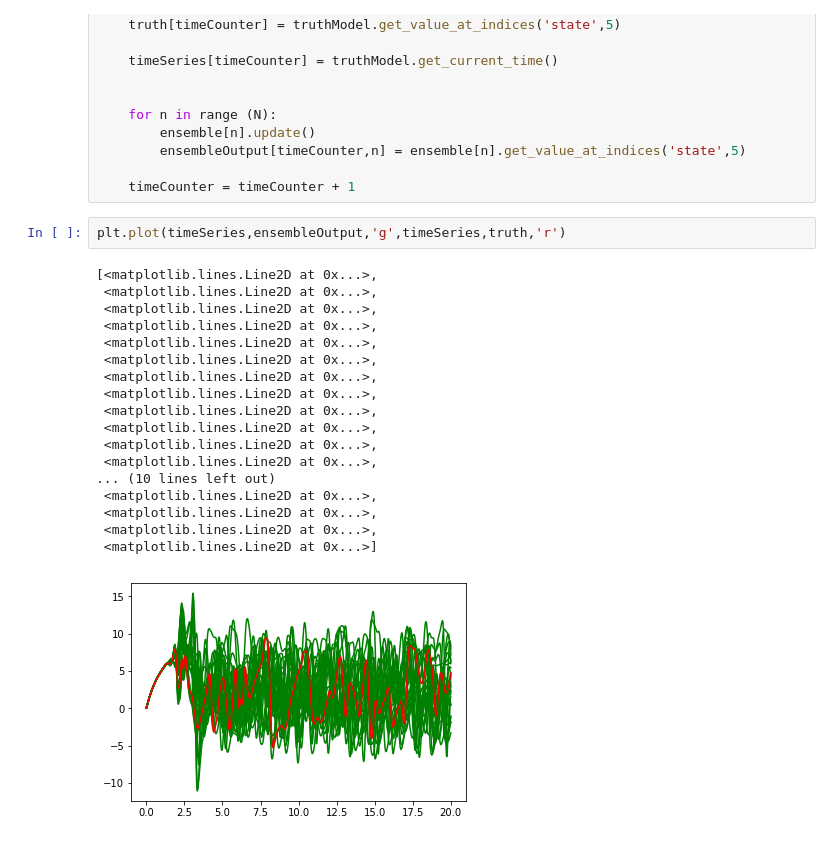
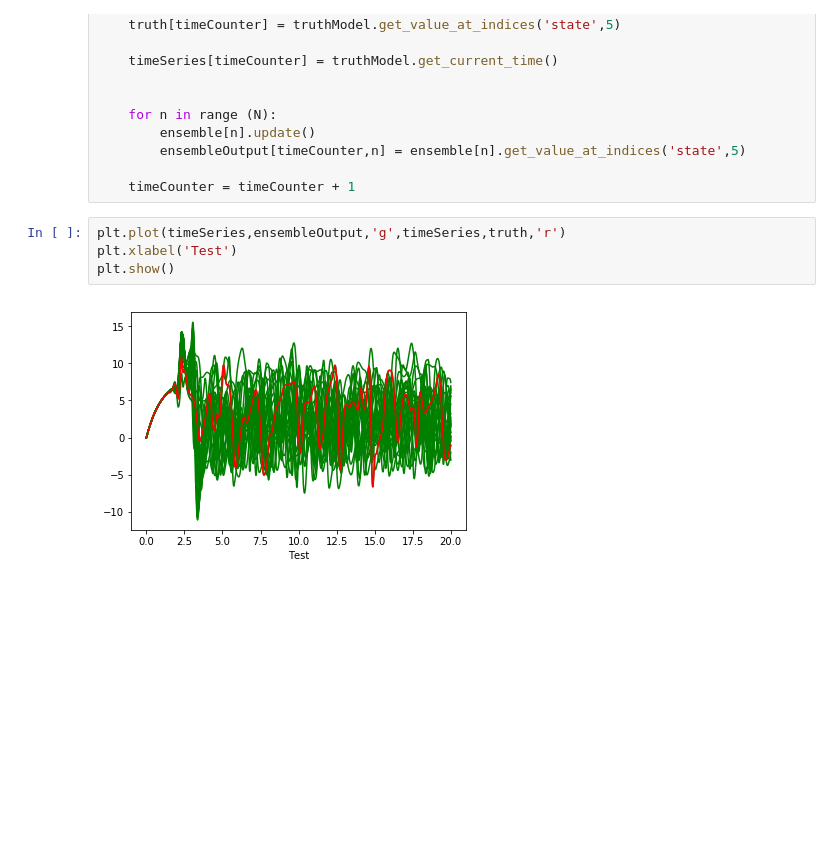
Before and after one commit to eWaterCycle/streamingDataAssimilation, a Jupyter notebook: Lorenz 96 model ensemble demonstration.ipynb, the cells around one changed output. Saved outputs shown, nothing was run; the diff lists cells and outputs as text; blank space fills up the shorter version.

```diff
--- a/Lorenz 96 model ensemble demonstration.ipynb
+++ b/Lorenz 96 model ensemble demonstration.ipynb
@@ -49,22 +107,7 @@ while truthModel.get_current_time()<truthModel.get_end_time():
     timeCounter = timeCounter + 1
 # %%
 plt.plot(timeSeries,ensembleOutput,'g',timeSeries,truth,'r')
+plt.xlabel('Test')
+plt.show()
 # %% [output]
-[<matplotlib.lines.Line2D at 0x...>,
- <matplotlib.lines.Line2D at 0x...>,
- <matplotlib.lines.Line2D at 0x...>,
- <matplotlib.lines.Line2D at 0x...>,
- <matplotlib.lines.Line2D at 0x...>,
- <matplotlib.lines.Line2D at 0x...>,
- <matplotlib.lines.Line2D at 0x...>,
- <matplotlib.lines.Line2D at 0x...>,
- <matplotlib.lines.Line2D at 0x...>,
- <matplotlib.lines.Line2D at 0x...>,
- <matplotlib.lines.Line2D at 0x...>,
- <matplotlib.lines.Line2D at 0x...>,
-... (10 lines left out)
- <matplotlib.lines.Line2D at 0x...>,
- <matplotlib.lines.Line2D at 0x...>,
- <matplotlib.lines.Line2D at 0x...>,
- <matplotlib.lines.Line2D at 0x...>]
-[figure, old version]
+[figure, new version]
```
Also changed, not shown: parts of 7 cells of this notebook.
